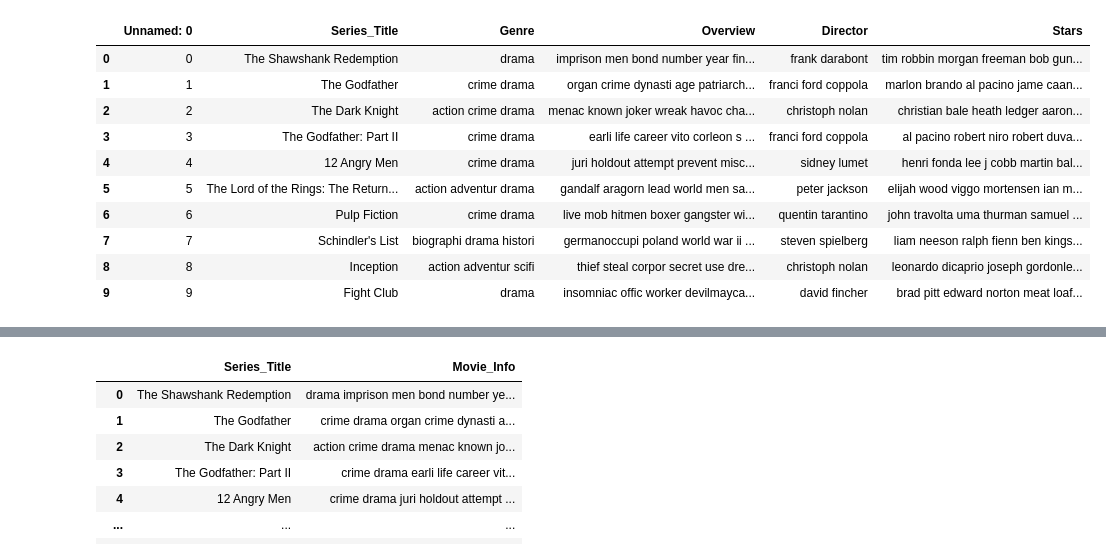
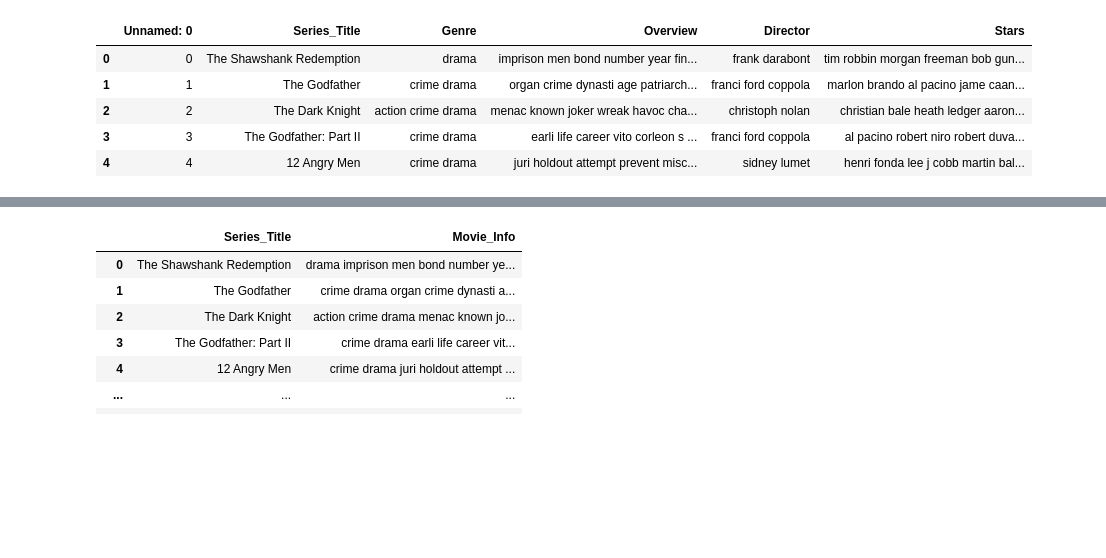
Before and after one commit to Chongaaaa/Python-AI, a Jupyter notebook: python_notebook/cosine_sim.ipynb, the cells around one changed output, grey strips where cells are left out. Cells and saved outputs as stored; diff of their text form; code cells hidden in the pictures; blank space fills up the shorter version.

```diff
--- a/python_notebook/cosine_sim.ipynb
+++ b/python_notebook/cosine_sim.ipynb
@@ -3,17 +3,12 @@ import pandas as pd
 # %%
 movies = pd.read_csv('../dataset/movies.csv')
 # %%
-movies.head(10)
+movies.head()
 # %% [output]
 |  | Unnamed: 0 | Series_Title | Genre | Overview | Director | Stars |
 | 0 | 0 | The Shawshank Redemption | drama | imprison men bond number year fin... | frank darabont | tim robbin morgan freeman bob gun... |
 | 1 | 1 | The Godfather | crime drama | organ crime dynasti age patriarch... | franci ford coppola | marlon brando al pacino jame caan... |
 | 2 | 2 | The Dark Knight | action crime drama | menac known joker wreak havoc cha... | christoph nolan | christian bale heath ledger aaron... |
 | 3 | 3 | The Godfather: Part II | crime drama | earli life career vito corleon s ... | franci ford coppola | al pacino robert niro robert duva... |
 | 4 | 4 | 12 Angry Men | crime drama | juri holdout attempt prevent misc... | sidney lumet | henri fonda lee j cobb martin bal... |
-| 5 | 5 | The Lord of the Rings: The Return... | action adventur drama | gandalf aragorn lead world men sa... | peter jackson | elijah wood viggo mortensen ian m... |
-| 6 | 6 | Pulp Fiction | crime drama | live mob hitmen boxer gangster wi... | quentin tarantino | john travolta uma thurman samuel ... |
-| 7 | 7 | Schindler's List | biographi drama histori | germanoccupi poland world war ii ... | steven spielberg | liam neeson ralph fienn ben kings... |
-| 8 | 8 | Inception | action adventur scifi | thief steal corpor secret use dre... | christoph nolan | leonardo dicaprio joseph gordonle... |
-| 9 | 9 | Fight Club | drama | insomniac offic worker devilmayca... | david fincher | brad pitt edward norton meat loaf... |
 # %%
```
Also changed, not shown: parts of 3 cells of this notebook.
